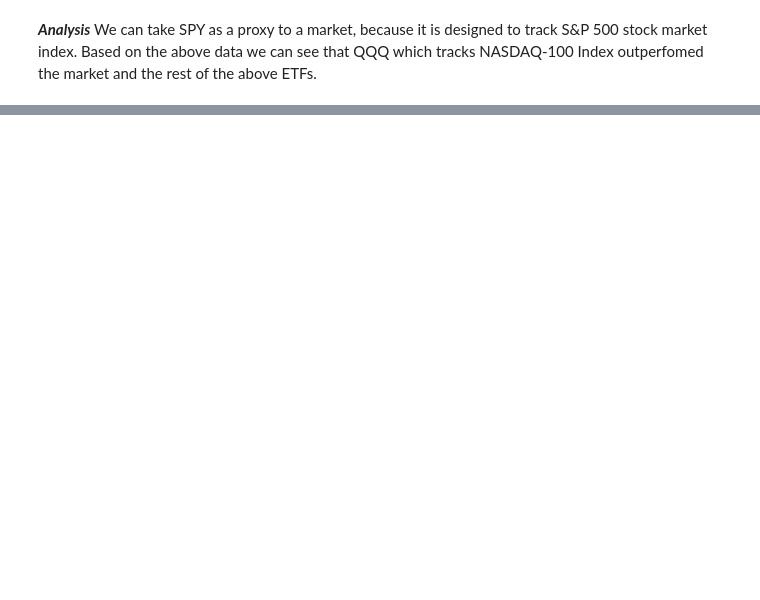
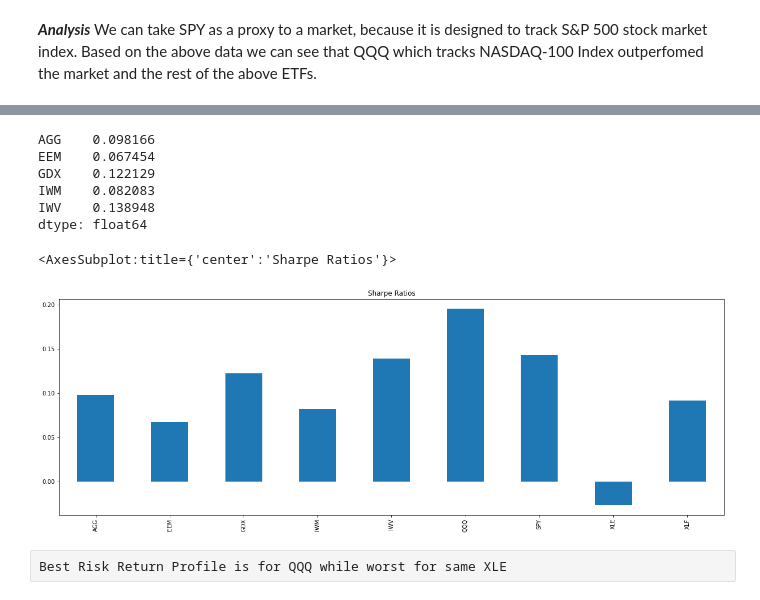
Before and after one commit to jsherrer391/Project_Gotham, a Jupyter notebook: kg_file.ipynb, the cells around one changed output, grey strips where cells are left out. Saved outputs shown, nothing was run; the diff lists cells and outputs as text; code cells hidden in the pictures; blank space fills up the shorter version.

Commit message:
Added Sharpe Ratios

```diff
--- a/kg_file.ipynb
+++ b/kg_file.ipynb
@@ -195,0 +212,17 @@ rolling_std.plot(figsize= (20,10),
+# %%
+sharpe_ratio = (daily_returns.sum(axis=0).divide(252).sort_values())/(daily_returns.std(axis=0).sort_values())
+sharpe_ratio.head()
+# %% [output]
+AGG    0.098166
+EEM    0.067454
+GDX    0.122129
+IWM    0.082083
+IWV    0.138948
+dtype: float64
+# %%
+sharpe_ratio.plot(title="Sharpe Ratios", kind="bar", figsize=(21,7))
+# %% [output]
+<AxesSubplot:title={'center':'Sharpe Ratios'}>
+[figure, added]
+# %% [raw]
+Best Risk Return Profile is for QQQ while worst for same XLE
```
Also changed, not shown: parts of 10 cells of this notebook, 1 other file.
